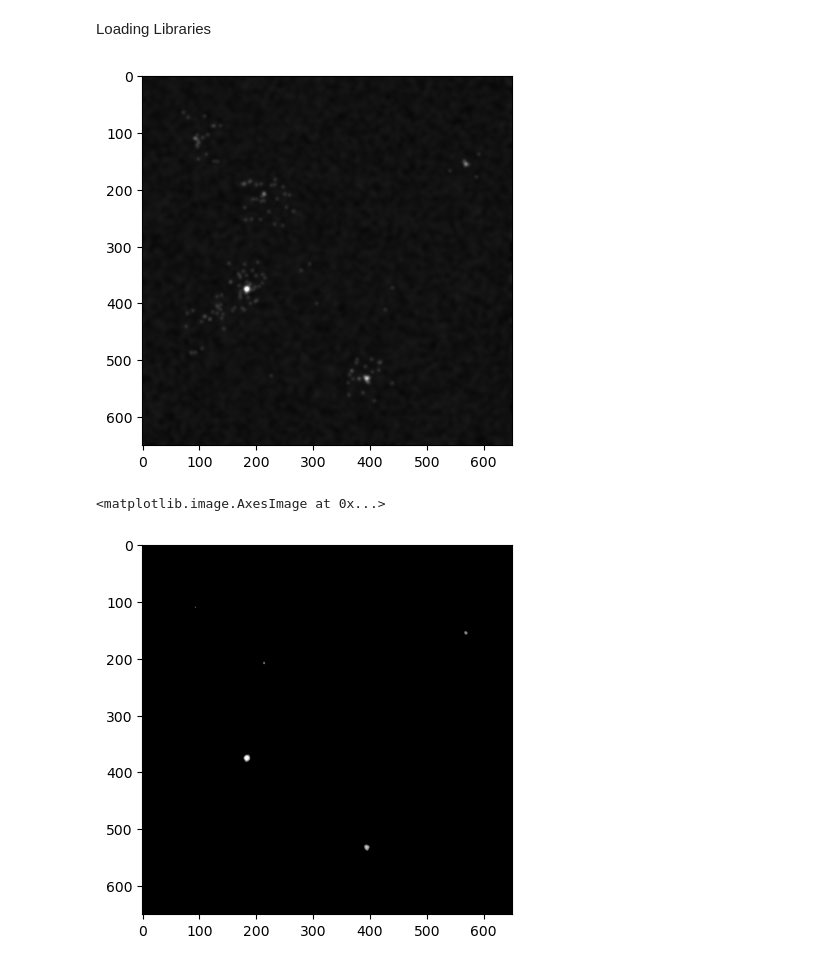
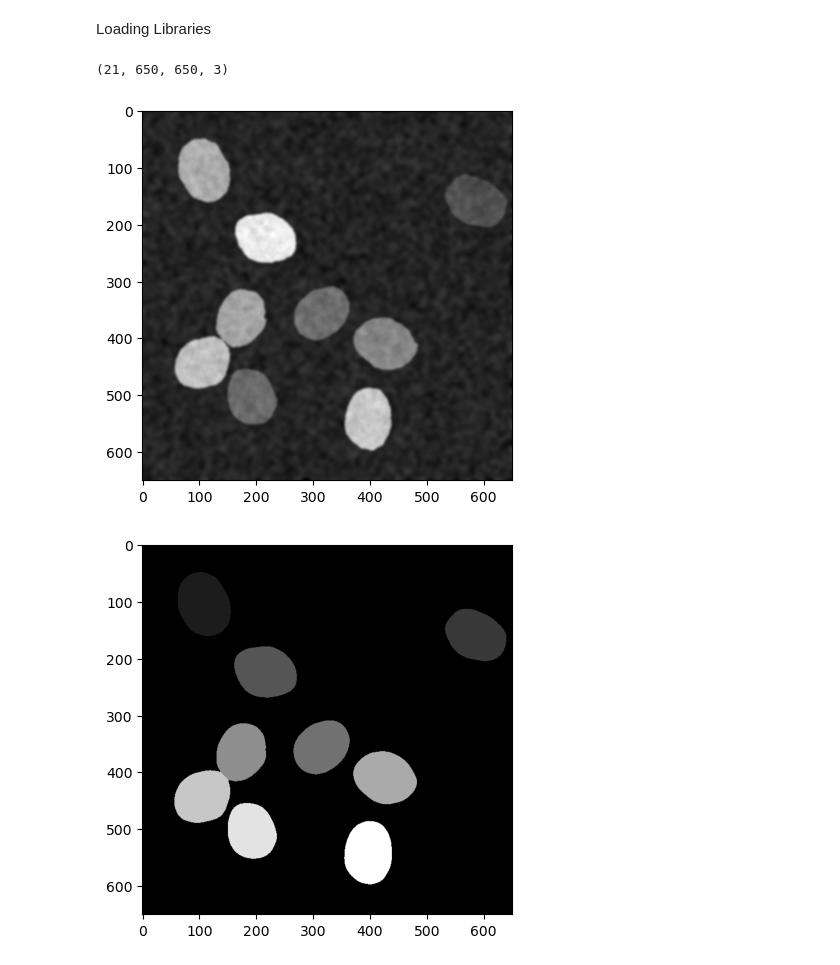
Before and after one commit to Munsky/UQbio2024_Team6, a Jupyter notebook: project.ipynb, the cells around one changed output. Drawn from its saved outputs; the diff is of its cells as text; code cells hidden in the pictures.

Commit message:
Project_Daria
Segmentation using cellpose

```diff
--- a/project.ipynb
+++ b/project.ipynb
@@ -17,20 +18,42 @@ from skimage.io import imread               # Module from skimage
 from matplotlib import animation            # Module to plot animations
-# %%
-
-
-figName = './Drug2_1000nM/rep1_FOV1.tif'
-img = imread(str(figName))
-np.shape(img)
-selected_frame = 4
-selected_color_channel = 2
-plt.imshow(img[selected_frame,:,:,selected_color_channel], cmap='gray')
-plt.show()
-#Binaryzation
-threshold = 100
-img_bin = img[selected_frame, :, :, selected_color_channel]*(img[selected_frame, :, :, selected_color_channel] >= threshold)
-#Plotting image
-plt.imshow(img_bin, cmap='gray')
-# %% [output]
-[figure, removed]
-<matplotlib.image.AxesImage at 0x...>
-[figure, removed]
+# %%
+import numpy as np
+import matplotlib.pyplot as plt
+from skimage import io as ski_io
+from cellpose import models, utils
+
+# Load the image
+figName = './Drug2_1000nM/rep1_FOV1.tif'
+img = ski_io.imread(figName)
+print(np.shape(img))
+
+selected_frame = 4
+selected_color_channel = 1
+
+# Select the appropriate frame and color channel
+img_to_analyze = img[selected_frame, :, :, selected_color_channel]
+
+# Display the image to analyze
+plt.imshow(img_to_analyze, cmap='gray')
+plt.show()
+
+# Initialize Cellpose model (use 'cyto' or 'nuclei' depending on your data)
+model = models.Cellpose(gpu=False, model_type='cyto')
+
+# Run Cellpose
+masks, flows, styles, diams = model.eval(img_to_analyze, diameter=None, channels=[0, 0])
+
+# Display the Cellpose segmentation result
+plt.imshow(masks, cmap='gray')
+plt.show()
+
+# Apply the mask to the original image
+img_bin = img_to_analyze * (masks >0.5)
+
+# Plotting the masked image
+plt.imshow(img_bin, cmap='gray')
+plt.show()
+# %% [output]
+(21, 650, 650, 3)
+[figure, added]
+[figure, added]
```
Also changed, not shown: parts of 2 cells of this notebook.
